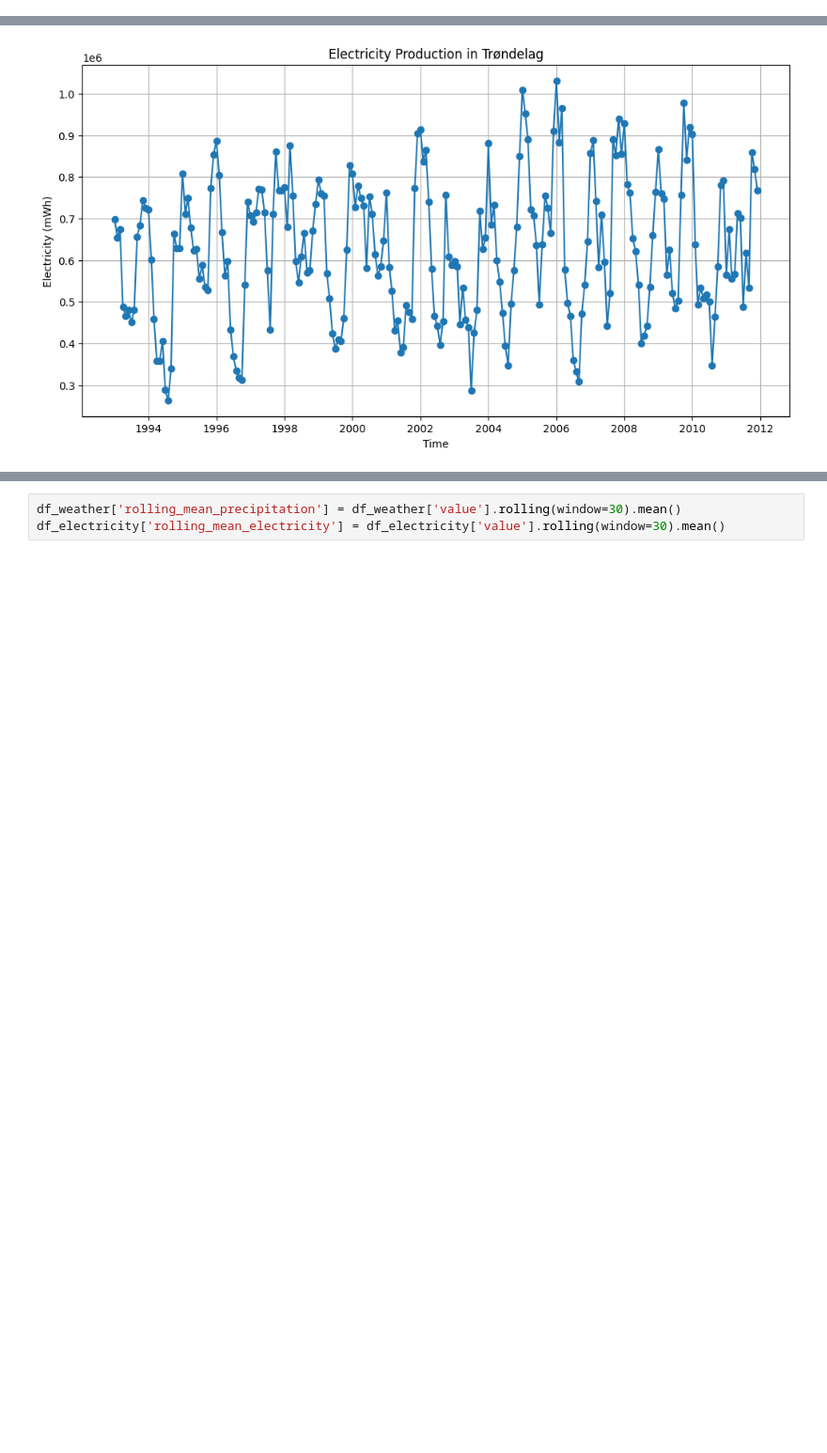
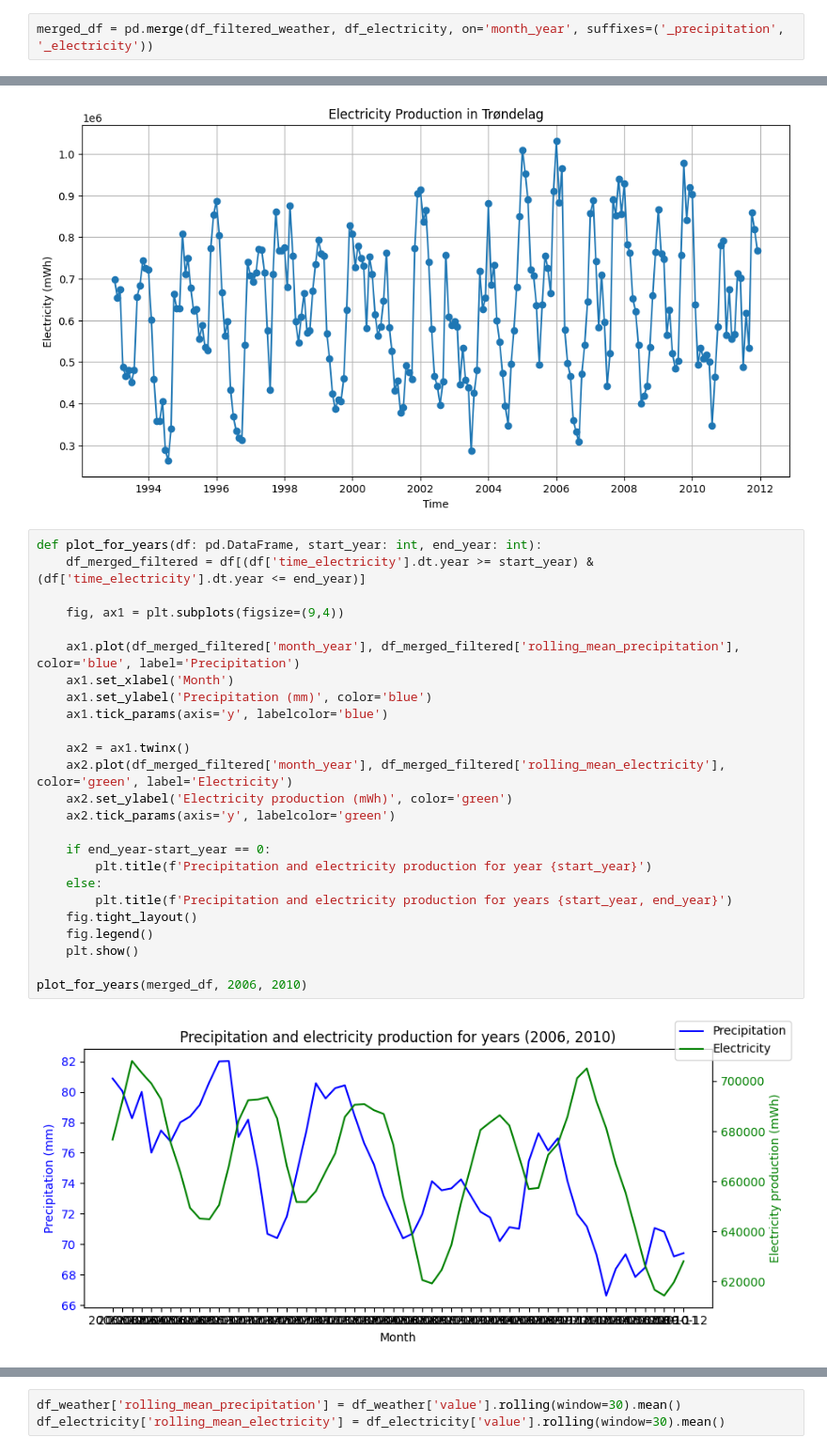
Before and after one commit to alexmakassiouk/ntnu-time-series, a Jupyter notebook: exploration.ipynb, the cells around one changed output, grey strips where cells are left out. Shown at 94% size. Saved outputs shown, nothing was run; the diff lists cells and outputs as text; blank space fills up the shorter version.

Commit message:
Initial exploration and plotting

```diff
--- a/exploration.ipynb
+++ b/exploration.ipynb
@@ -63,3 +74,5 @@ def plot_values(data: pd.DataFrame, x_var="time", y_var="value", title: str = No
     plt.ylabel(ylabel)
     plt.grid(True)
     plt.show()
+# %%
+merged_df = pd.merge(df_filtered_weather, df_electricity, on='month_year', suffixes=('_precipitation', '_electricity'))
@@ -71,3 +93,30 @@ plot_values(df_weather, title="Weather data", ylabel="Precipitation (mm)")
 plot_values(df_electricity, title="Electricity Production in Trøndelag", ylabel="Electricity (mWh)")
 # %% [output]
 [figure]
+# %%
+def plot_for_years(df: pd.DataFrame, start_year: int, end_year: int):
+    df_merged_filtered = df[(df['time_electricity'].dt.year >= start_year) & (df['time_electricity'].dt.year <= end_year)]
+
+    fig, ax1 = plt.subplots(figsize=(9,4))
+
+    ax1.plot(df_merged_filtered['month_year'], df_merged_filtered['rolling_mean_precipitation'], color='blue', label='Precipitation')
+    ax1.set_xlabel('Month')
+    ax1.set_ylabel('Precipitation (mm)', color='blue')
+    ax1.tick_params(axis='y', labelcolor='blue')
+
+    ax2 = ax1.twinx()
+    ax2.plot(df_merged_filtered['month_year'], df_merged_filtered['rolling_mean_electricity'], color='green', label='Electricity')
+    ax2.set_ylabel('Electricity production (mWh)', color='green')
+    ax2.tick_params(axis='y', labelcolor='green')
+
+    if end_year-start_year == 0:
+        plt.title(f'Precipitation and electricity production for year {start_year}')
+    else:
+        plt.title(f'Precipitation and electricity production for years {start_year, end_year}')
+    fig.tight_layout()
+    fig.legend()
+    plt.show()
+
+plot_for_years(merged_df, 2006, 2010)
+# %% [output]
+[figure, added]
```
Also changed, not shown: parts of 13 cells of this notebook.
